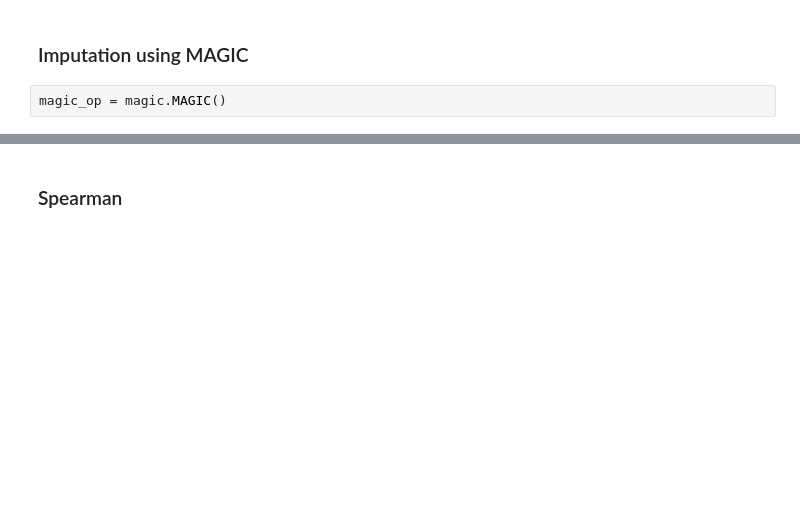
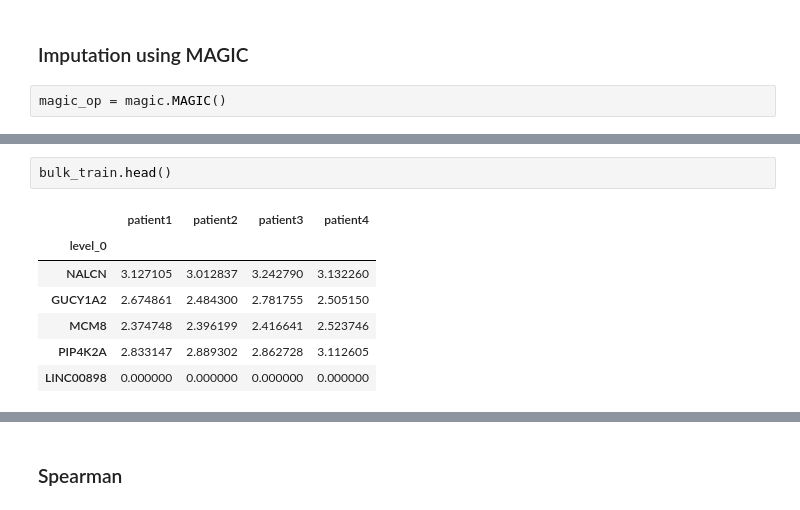
Before and after one commit to acarballocastro/ML4G, a Jupyter notebook: Project2_starter_code_template.ipynb, the cells around one changed output, grey strips where cells are left out. Drawn from its saved outputs; the diff is of its cells as text; blank space fills up the shorter version.

```diff
--- a/Project2_starter_code_template.ipynb
+++ b/Project2_starter_code_template.ipynb
@@ -134,0 +185,10 @@ Calculated MAGIC in 4.10 seconds.
+# %%
+bulk_train.head()
+# %% [output]
+|  | patient1 | patient2 | patient3 | patient4 |
+| level_0 |  |  |  |  |
+| NALCN | 3.127105 | 3.012837 | 3.242790 | 3.132260 |
+| GUCY1A2 | 2.674861 | 2.484300 | 2.781755 | 2.505150 |
+| MCM8 | 2.374748 | 2.396199 | 2.416641 | 2.523746 |
+| PIP4K2A | 2.833147 | 2.889302 | 2.862728 | 3.112605 |
+| LINC00898 | 0.000000 | 0.000000 | 0.000000 | 0.000000 |
```
Also changed, not shown: parts of 19 cells of this notebook.
